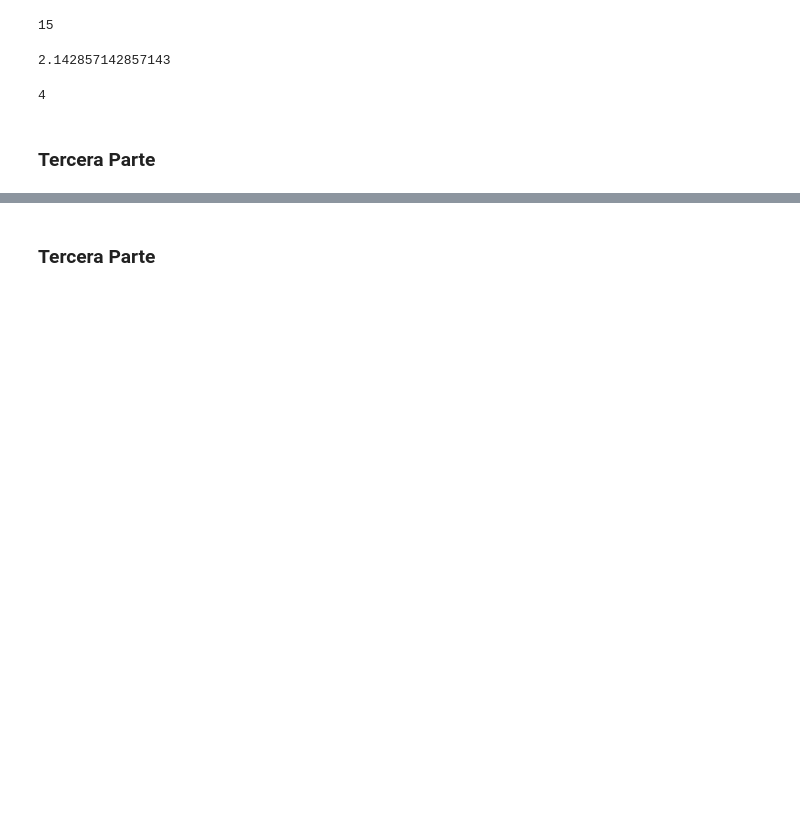
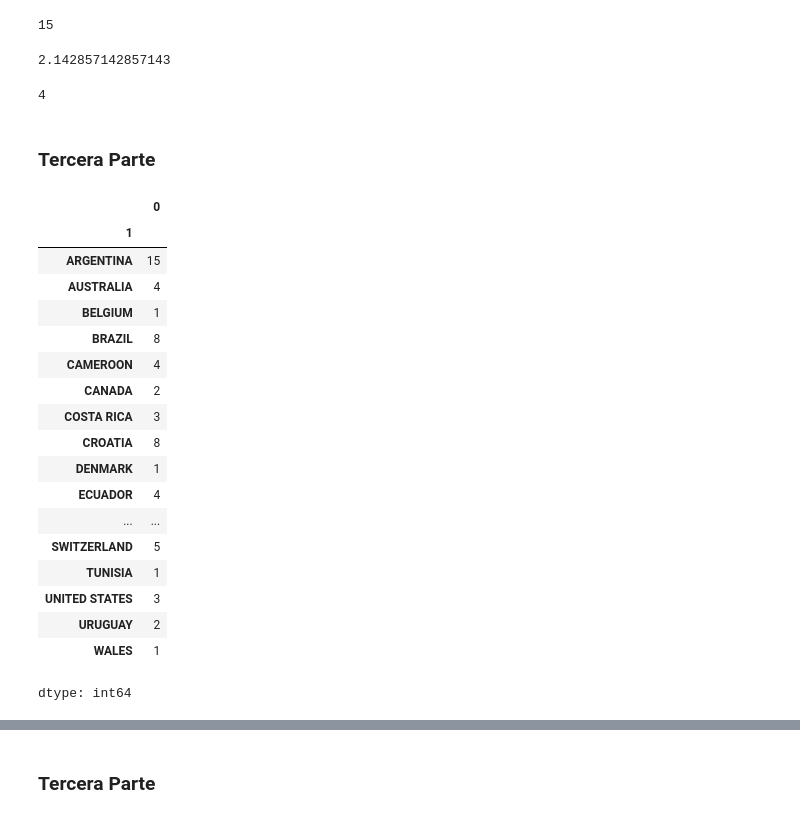
Before and after one commit to sabiojuancruz/mundial-qatar-2022, a Jupyter notebook: mundial_qatar_2022.ipynb, the cells around one changed output, grey strips where cells are left out. Drawn from its saved outputs; the diff is of its cells as text; code cells hidden in the pictures; blank space fills up the shorter version.

```diff
--- a/mundial_qatar_2022.ipynb
+++ b/mundial_qatar_2022.ipynb
@@ -227,9 +220,31 @@ fig, ax = plt.subplots()
 # %%
 # Contar cuantos goles hizo cada equipo en total en el mundial
 # Completar
 
-equipos =
-goles =
+goles_local = mundial[['1', '1_goals']].groupby(by="1").sum()
+goles_visita = mundial[['2', '2_goals']].groupby(by="2").sum()
+goles = goles_local['1_goals'] + goles_visita['2_goals']
+goles
+# %% [output]
+|  | 0 |
+| 1 |  |
+| ARGENTINA | 15 |
+| AUSTRALIA | 4 |
+| BELGIUM | 1 |
+| BRAZIL | 8 |
+| CAMEROON | 4 |
+| CANADA | 2 |
+| COSTA RICA | 3 |
+| CROATIA | 8 |
+| DENMARK | 1 |
+| ECUADOR | 4 |
+| ... | ... |
+| SWITZERLAND | 5 |
+| TUNISIA | 1 |
+| UNITED STATES | 3 |
+| URUGUAY | 2 |
+| WALES | 1 |
+dtype: int64
 # %%
 # Graficar los goles por equipo en todo el mundial
 
```
Also changed, not shown: parts of 5 cells of this notebook.
